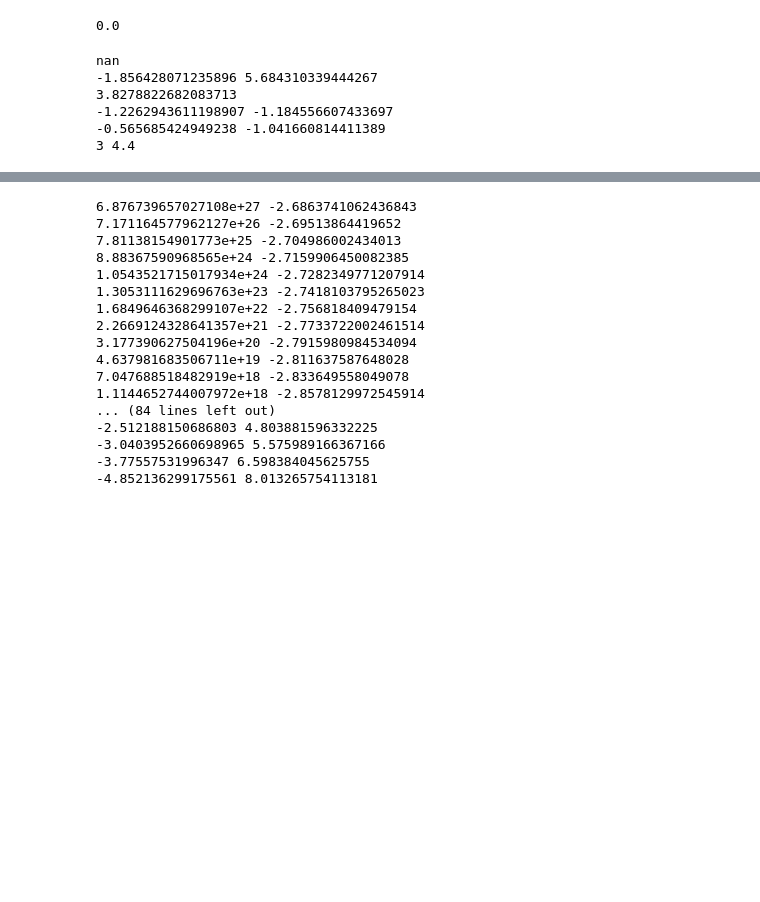
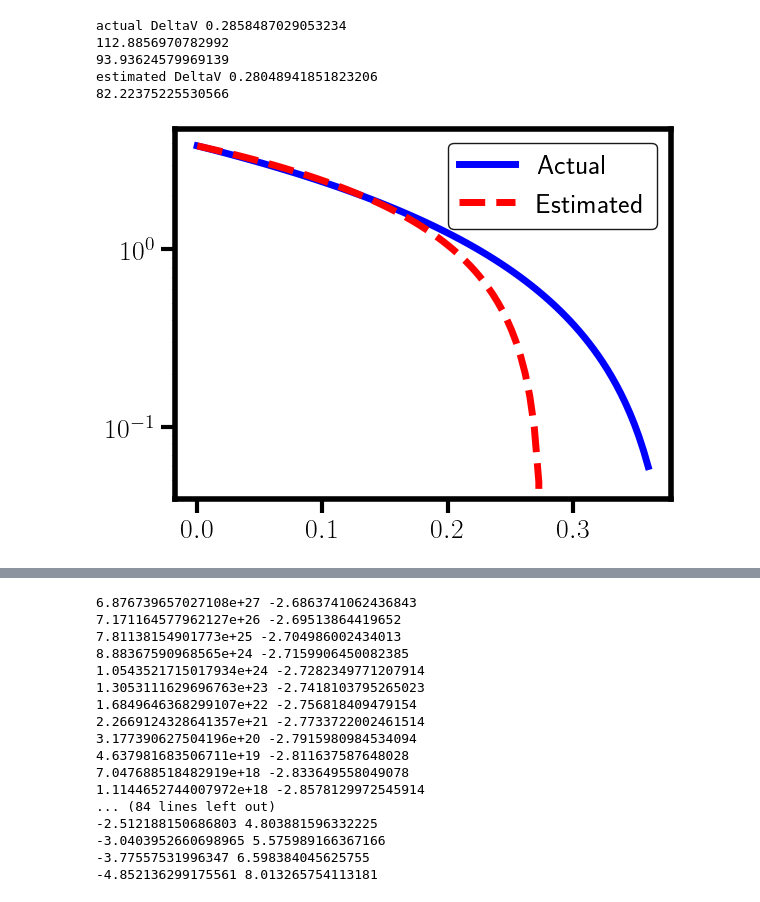
Before and after one commit to michaelyhuang23/opo-photon-tunneling, a Jupyter notebook: analytic_plot.ipynb, the cells around one changed output, grey strips where cells are left out. Saved outputs shown, nothing was run; the diff lists cells and outputs as text; code cells hidden in the pictures; blank space fills up the shorter version.

```diff
--- a/analytic_plot.ipynb
+++ b/analytic_plot.ipynb
@@ -90,18 +99,12 @@ def analytic_time1(lambda_val, b_val, g_val):
 # %%
-l,b,g = 2,1,0.4
-(l-2)**(3/2)/g
+l,b,g = 2,0.5,0.3
-# %% [output]
-0.0
 # %%
 print(analytic_time1(l,b,g))
 print(analytic_time3(l,b,g))
-print(Vapex0(l,b,g), Vapex1(l,b,g))
-print(apex0(l,b,g), apex1(l,b,g))
-print(PvvV0(l,b,g), PvvV1(l,b,g))
+print(analytic_time4(l,b,g))
 # %% [output]
-nan
--1.856428071235896 5.684310339444267
-3.8278822682083713
--1.2262943611198907 -1.184556607433697
--0.565685424949238 -1.041660814411389
-3 4.4
+actual DeltaV 0.2858487029053234
+112.8856970782992
+93.93624579969139
+estimated DeltaV 0.28048941851823206
+82.22375225530566
@@ -107,0 +139,37 @@ nan
+# %%
+import matplotlib.pyplot as plt
+from matplotlib import rc
+rc('text', usetex=True)
+
+plt.rcParams.update({
+    'lines.linewidth': 5,       # Line thickness
+    'lines.markersize': 10,     # Marker size
+    'axes.linewidth': 4,        # Border thickness for axes
+    'axes.titlesize': 20,       # Title font size
+    'axes.labelsize': 20,       # Label font size
+    'xtick.labelsize': 20,      # X-axis tick label font size
+    'ytick.labelsize': 20,      # Y-axis tick label font size
+    'xtick.major.size': 10,     # Length of X-axis ticks
+    'xtick.major.width': 3,
+    'ytick.major.size': 10,     # Length of X-axis ticks
+    'ytick.major.width': 3,
+    'legend.fontsize': 20,      # Legend font size
+    'legend.frameon': True,     # Enable legend frame
+    'legend.framealpha': 0.9,   # Legend frame transparency
+    'legend.edgecolor': 'black', # Legend frame border color
+})
+
+l = 2
+g = 0.4
+bs = np.linspace(0.0, 0.9, 100)
+
+actuals = [actual_well_depth(l, b, g) for b in bs]
+estimateds = [estimated_well_depth(l, b, g) for b in bs]
+
+plt.plot(bs*g, np.array(actuals)/g**2, label='Actual', color='blue')
+plt.plot(bs*g, np.array(estimateds)/g**2, label='Estimated', color='red', linestyle='--')
+plt.yscale('log')
+plt.legend()
+plt.show()
+# %% [output]
+[figure, added]
```
Also changed, not shown: parts of 7 cells of this notebook, 5 other files.
